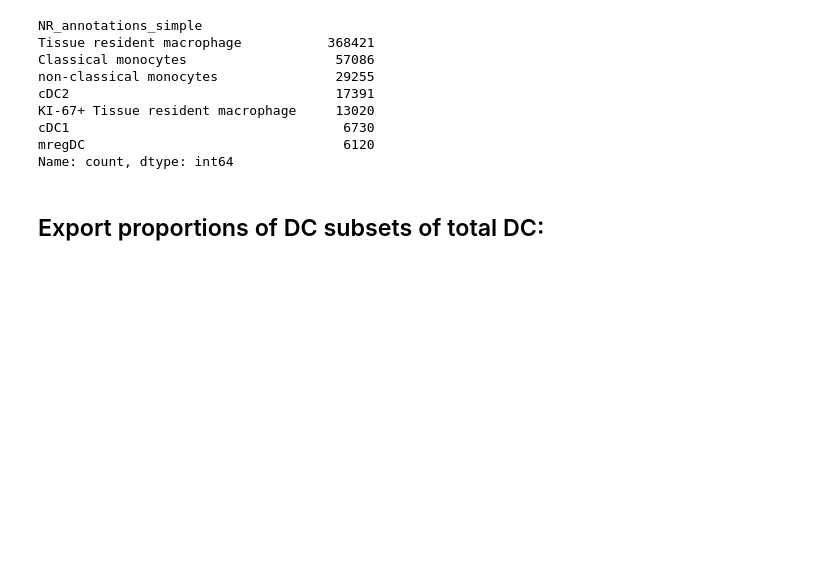
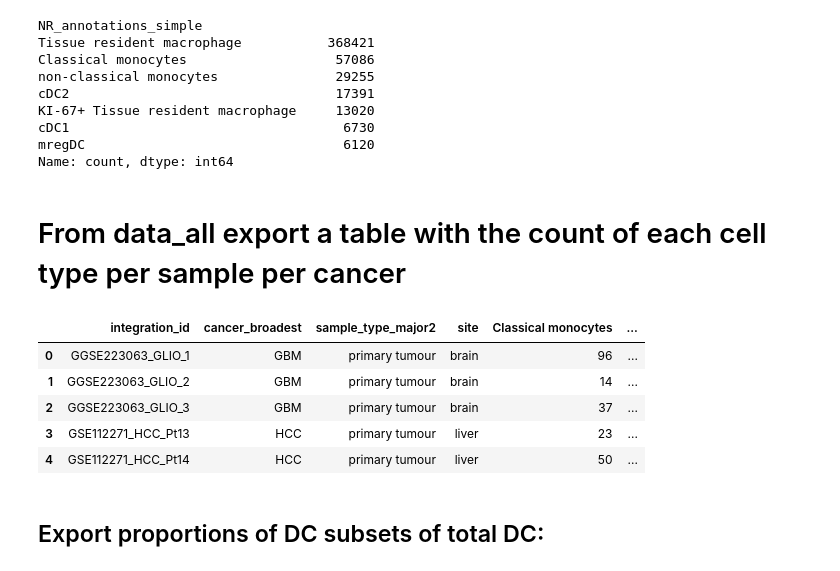
Before and after one commit to tuonglab/Nikita-project, a Jupyter notebook: notebooks/2025-06-04_Castro-Proportions-Plot.ipynb, the cells around one changed output. Cells and saved outputs as stored; diff of their text form; code cells hidden in the pictures; blank space fills up the shorter version.

```diff
--- a/notebooks/2025-06-04_Castro-Proportions-Plot.ipynb
+++ b/notebooks/2025-06-04_Castro-Proportions-Plot.ipynb
@@ -64,3 +64,35 @@ KI-67+ Tissue resident macrophage     13020
 cDC1                                   6730
 mregDC                                 6120
 Name: count, dtype: int64
+# %% [markdown]
+# From data_all export a table with the count of each cell type per sample per cancer
+# %%
+# make a dataframe
+df = data_all.obs[["integration_id", "cancer_broadest", "sample_type_major2", "site", "NR_annotations_simple"]].copy()
+# %%
+# Count number of cells per sample per cell type
+cell_counts = (
+    df.groupby(["integration_id", "NR_annotations_simple"])
+      .size()
+      .unstack(fill_value=0)
+)
+# %%
+# Get cancer type and sample type for each sample
+cancer_types = (
+    df[["integration_id", "cancer_broadest", "sample_type_major2", "site"]]
+      .drop_duplicates()
+      .set_index("integration_id")
+      .reindex(cell_counts.index) #set index to match previous table
+)
+# %%
+# Concatenate cancer type and cell counts
+result = pd.concat([cancer_types, cell_counts], axis=1).reset_index()
+# %%
+result.head()
+# %% [output]
+|  | integration_id | cancer_broadest | sample_type_major2 | site | Classical monocytes | ... |
+| 0 | GGSE223063_GLIO_1 | GBM | primary tumour | brain | 96 | ... |
+| 1 | GGSE223063_GLIO_2 | GBM | primary tumour | brain | 14 | ... |
+| 2 | GGSE223063_GLIO_3 | GBM | primary tumour | brain | 37 | ... |
+| 3 | GSE112271_HCC_Pt13 | HCC | primary tumour | liver | 23 | ... |
+| 4 | GSE112271_HCC_Pt14 | HCC | primary tumour | liver | 50 | ... |
```
Also changed, not shown: parts of 1 cell of this notebook, 1 other file.
